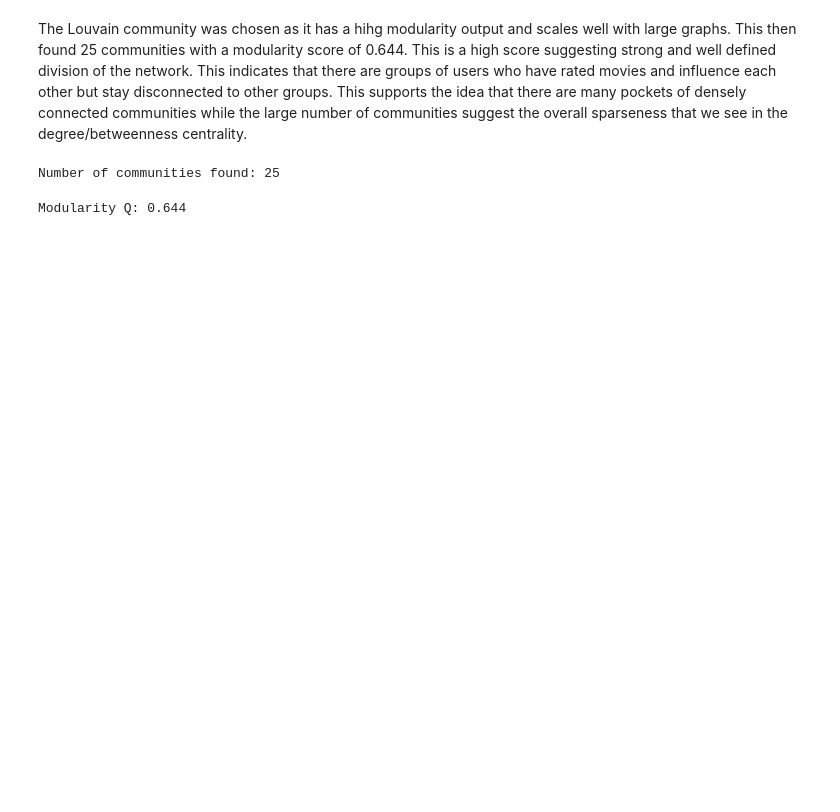
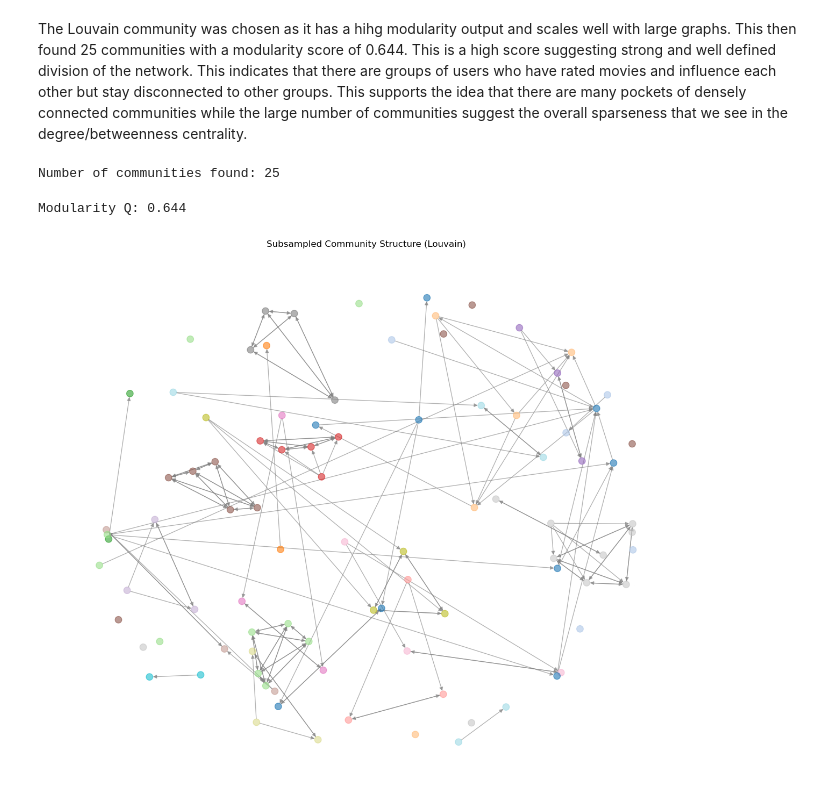
Before and after one commit to victormcneill/Graphs-and-Network-systems, a Jupyter notebook: New_influence.ipynb, the cells around one changed output. Saved outputs shown, nothing was run; the diff lists cells and outputs as text; code cells hidden in the pictures; blank space fills up the shorter version.

```diff
--- a/New_influence.ipynb
+++ b/New_influence.ipynb
@@ -627,3 +631,42 @@ Q = modularity(G_undirected, communities)
 print(f"Modularity Q: {Q:.3f}")
 # %% [output]
 Modularity Q: 0.644
+# %%
+random.seed(1)
+
+MAX_NODES_PER_COMMUNITY = 5
+
+node_to_comm = {}
+for comm_id, nodes in enumerate(communities):
+    for n in nodes:
+        node_to_comm[n] = comm_id
+
+sampled_nodes = []
+for comm, nodes in enumerate(communities):
+    nodes = list(nodes)
+    sampled_nodes.extend(
+        random.sample(nodes, min(len(nodes), MAX_NODES_PER_COMMUNITY))
+    )
+
+H = G_reversed.subgraph(sampled_nodes).copy()
+
+node_colors = [node_to_comm[n] for n in H.nodes()]
+
+pos = nx.spring_layout(H, seed=42, k=0.5)
+
+plt.figure(figsize=(12, 10))
+nx.draw(
+    H,
+    pos,
+    node_color=node_colors,
+    cmap=plt.cm.tab20,
+    node_size=80,
+    edge_color='gray',
+    alpha=0.6,
+    with_labels=False
+)
+
+plt.title("Subsampled Community Structure (Louvain)")
+plt.show()
+# %% [output]
+[figure, added]
```
Also changed, not shown: parts of 8 cells of this notebook.
